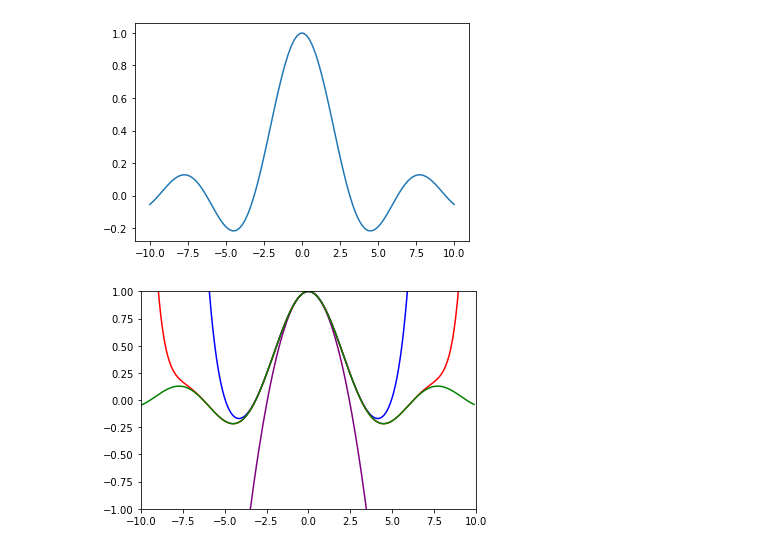
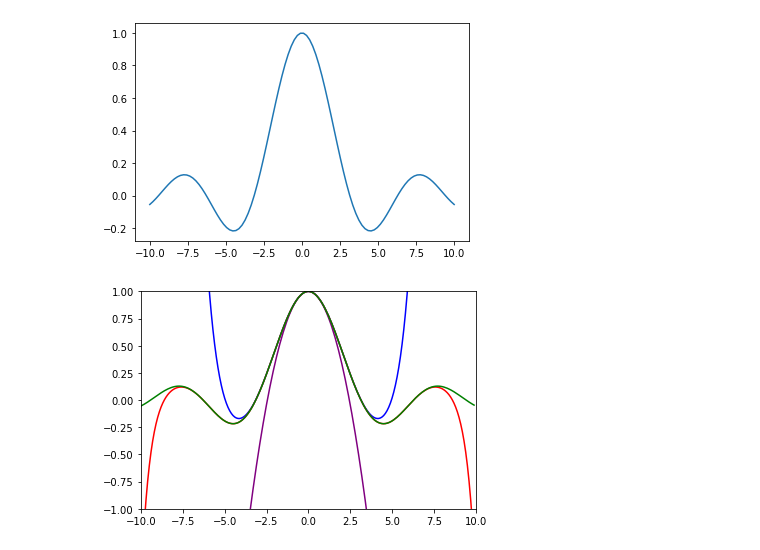
Before and after one commit to tjdgus5160/2021_cphys1, a Jupyter notebook: hw3.ipynb, the cells around one changed output. Drawn from its saved outputs; the diff is of its cells as text; code cells hidden in the pictures.

```diff
--- a/hw3.ipynb
+++ b/hw3.ipynb
@@ -92,17 +92,17 @@ sinc(100)
 # %%
 def sinc_Taylor(x,n):
     f = 0
     for i in range(n+1):
         f = f + ((-1)**i * x**(2*i))/(math.factorial(2*i+1))
     return f
 
 
 x = np.arange(-10,10,0.1)
 plt.plot(x,sinc_Taylor(x,1), color = 'purple')
 plt.plot(x,sinc_Taylor(x,4), color = 'blue')
-plt.plot(x,sinc_Taylor(x,8), color = 'red')
-plt.plot(x,sinc_Taylor(x,12), color = 'green')
+plt.plot(x,sinc_Taylor(x,9), color = 'red')
+plt.plot(x,sinc_Taylor(x,16), color = 'green')
 plt.axis([-10,10,-1,1])
 plt.show()
 # %% [output]
-[figure, old version]
+[figure, new version]
```
Also changed, not shown: parts of 1 cell of this notebook.
